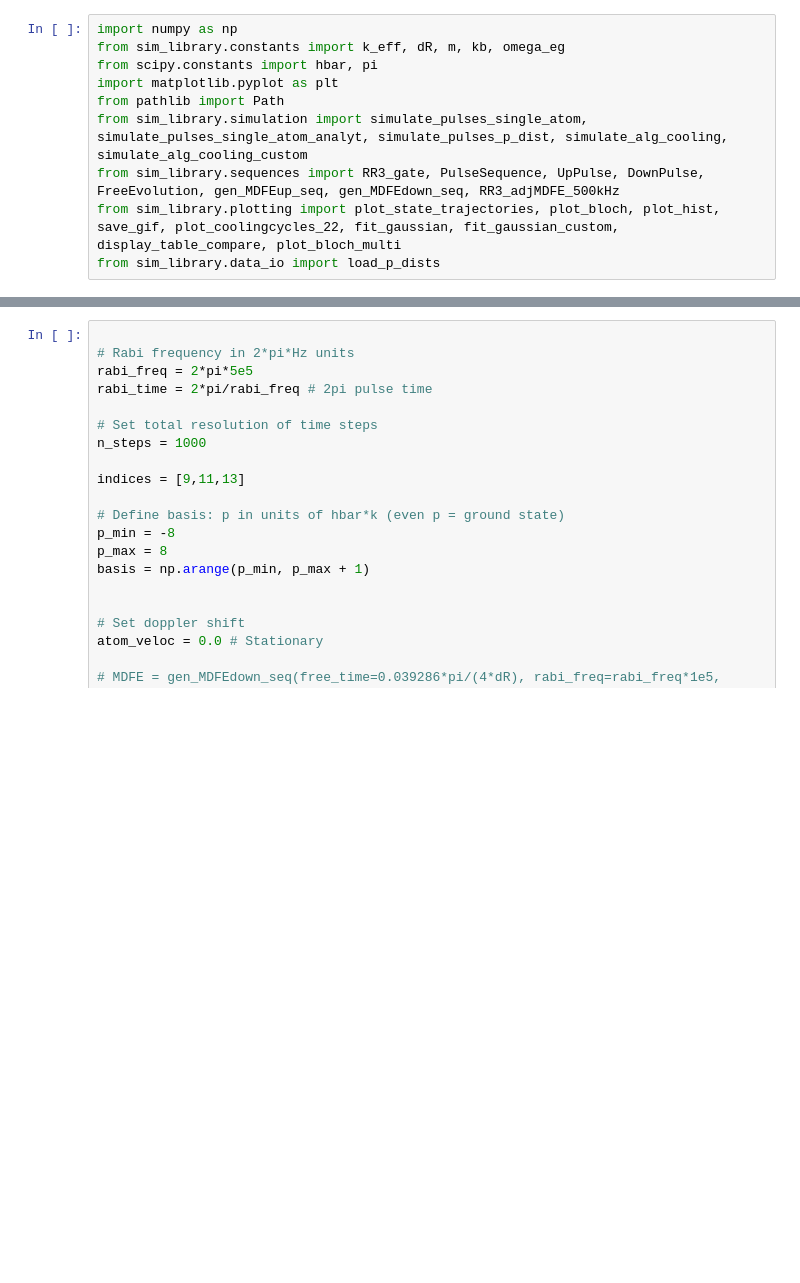
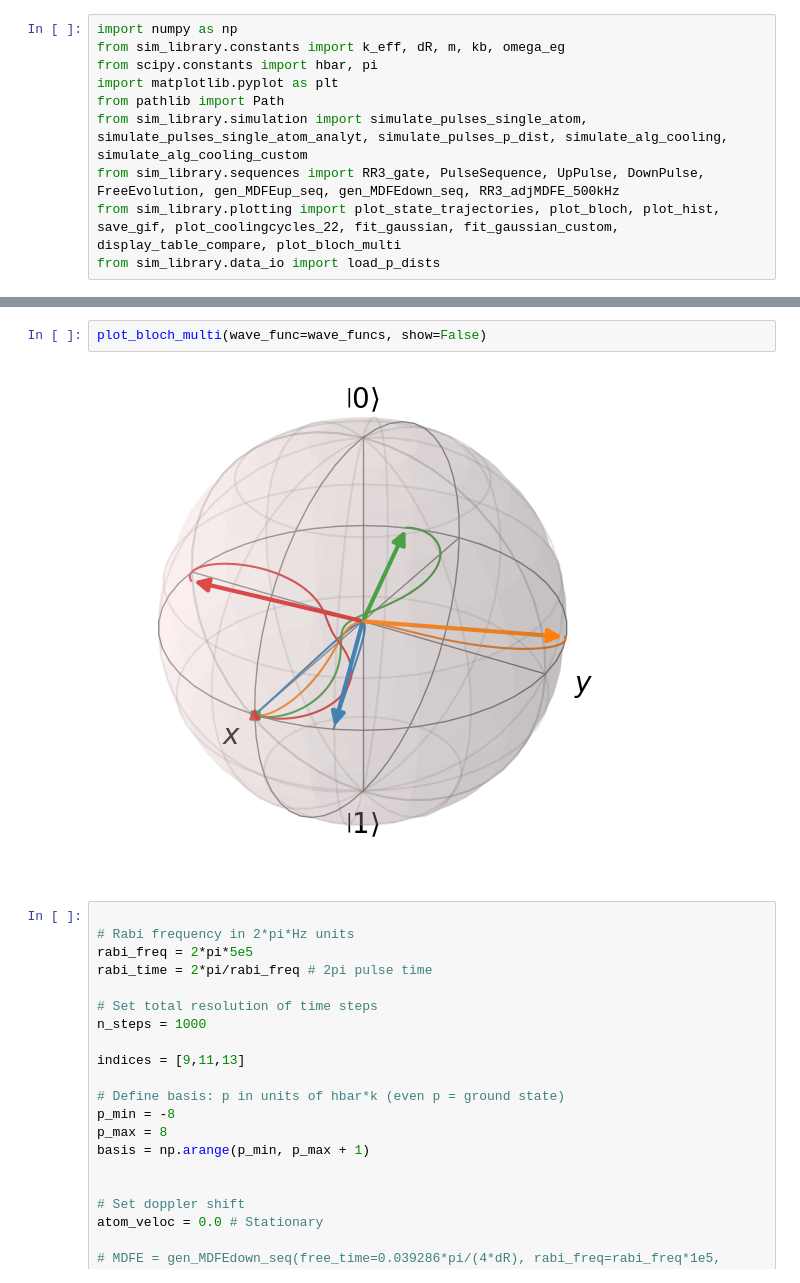
Before and after one commit to tr2g20/simulations, a Jupyter notebook: pulse_phase_evol.ipynb, the cells around one changed output, grey strips where cells are left out. Saved outputs shown, nothing was run; the diff lists cells and outputs as text; blank space fills up the shorter version.

```diff
--- a/pulse_phase_evol.ipynb
+++ b/pulse_phase_evol.ipynb
@@ -90,3 +171,7 @@ plot_bloch_multi(wave_func=wave_funcs, show=False)
+# %%
+plot_bloch_multi(wave_func=wave_funcs, show=False)
+# %% [output]
+[figure, added]
 # %%
 
 # Rabi frequency in 2*pi*Hz units
```
Also changed, not shown: parts of 7 cells of this notebook.
